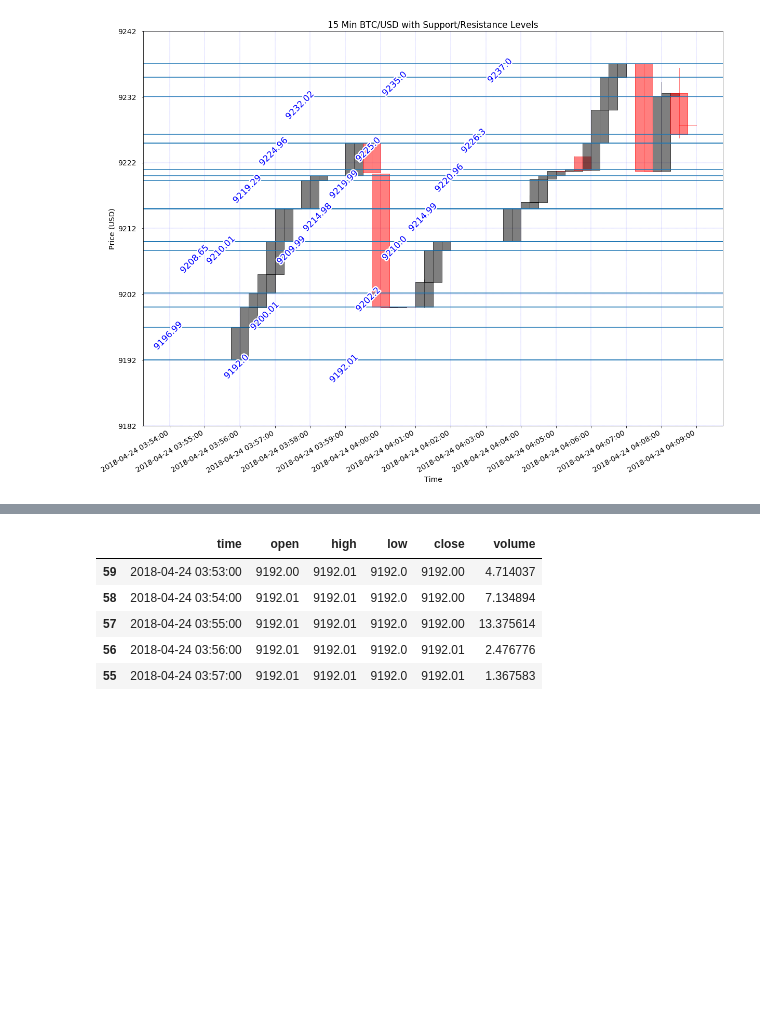
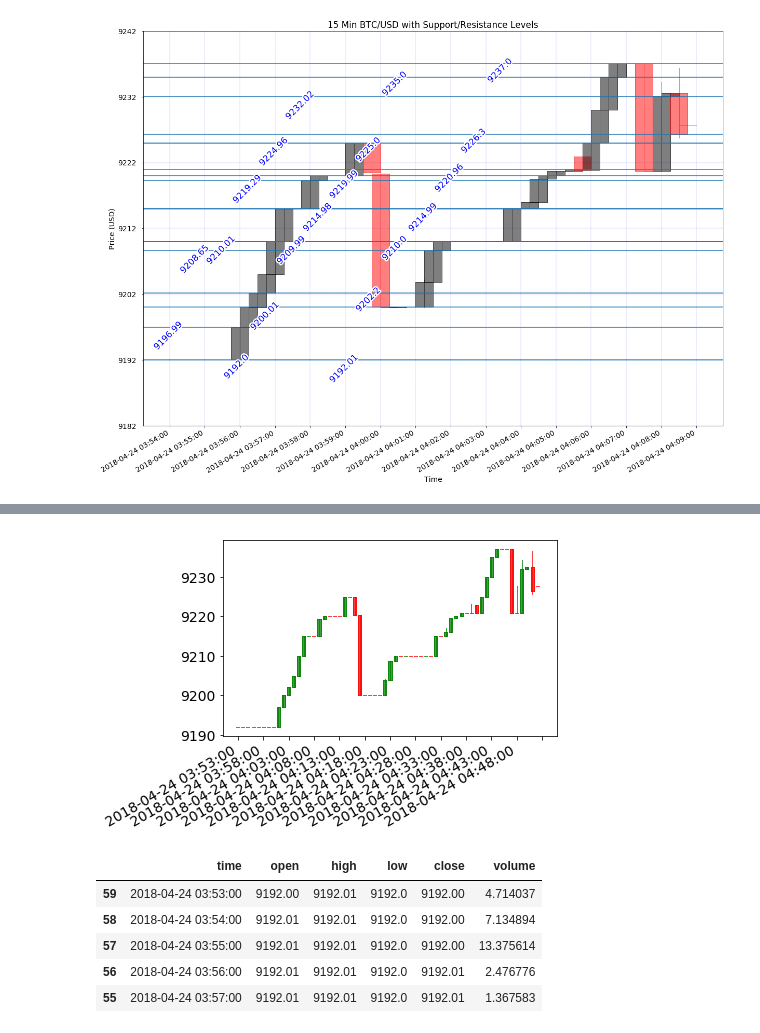
Before and after one commit to timothyyu/gdax-orderbook-ml, a Jupyter notebook: 9_data_pipeline_development.ipynb, the cells around one changed output, grey strips where cells are left out. Drawn from its saved outputs; the diff is of its cells as text; code cells hidden in the pictures; blank space fills up the shorter version.

Commit message:
temp implement of new ohlc2 chart; vol not working

```diff
--- a/9_data_pipeline_development.ipynb
+++ b/9_data_pipeline_development.ipynb
@@ -637,0 +651,3 @@ chart_1h_request(request_log_df)
+# %%
+chart_1h_df.reset_index(drop=True, inplace=True)
+chart_1h_df.head()
@@ -637,0 +661,29 @@ chart_1h_request(request_log_df)
+# %%
+from mpl_finance import candlestick2_ohlc,volume_overlay3
+import matplotlib.pyplot as plt
+import matplotlib.ticker as ticker
+import datetime as datetime
+import numpy as np
+import pandas as pd
+
+quotes = chart_1h_df
+quotes=np.array(quotes)
+fig, ax = plt.subplots()
+candlestick2_ohlc(ax, chart_1h_df['open'], chart_1h_df['high'], chart_1h_df['low'], chart_1h_df['close'],width=0.6,colorup='g', colordown='r')
+#volume_overlay3(ax, quotes, colordown='g',width=0.6, alpha=1.0)
+xdate = [i for i in  chart_1h_df['time']]
+ax.xaxis.set_major_locator(ticker.MaxNLocator(16))
+
+def mydate(x,pos):
+    try:
+        return xdate[int(x)]
+    except IndexError:
+        return ''
+
+ax.xaxis.set_major_formatter(ticker.FuncFormatter(mydate))
+fig.autofmt_xdate()
+#fig.tight_layout()
+
+plt.show()
+# %% [output]
+[figure, added]
```
Also changed, not shown: parts of 8 cells of this notebook.
